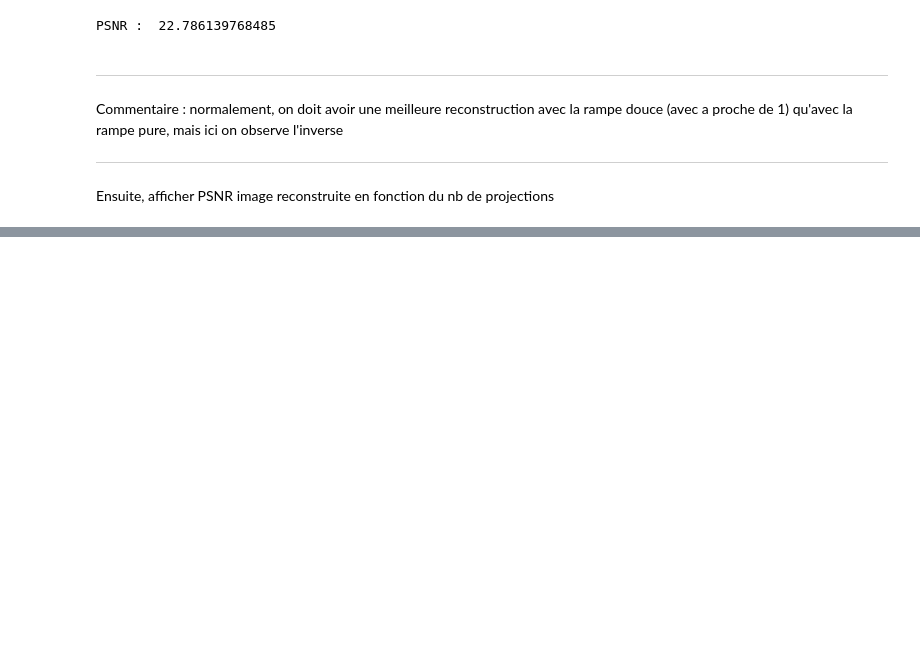
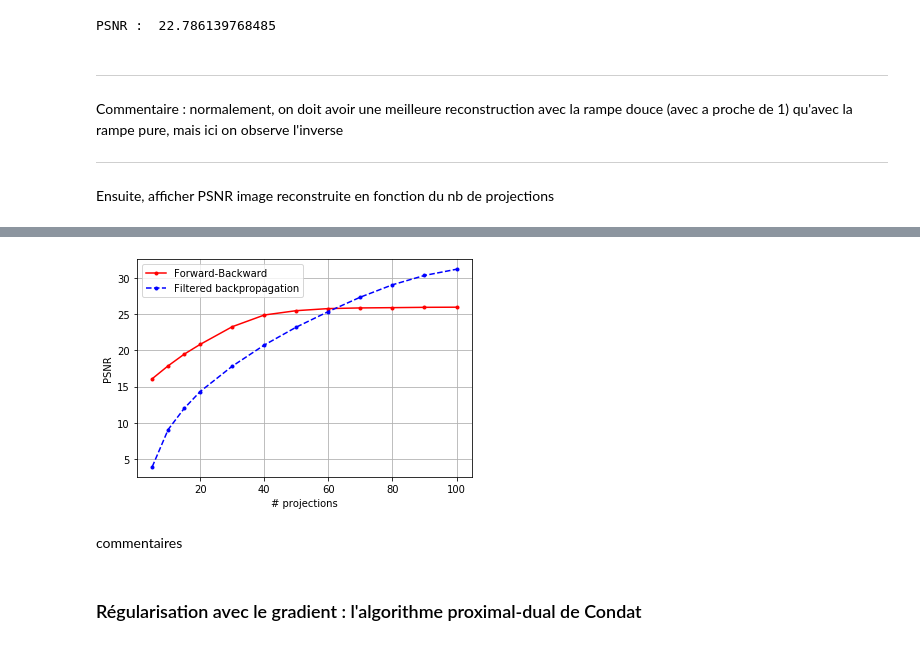
Before and after one commit to SimonTreil/Tomographie, a Jupyter notebook: Projet_Tomo_Zaza_1512.ipynb, the cells around one changed output, grey strips where cells are left out. Saved outputs shown, nothing was run; the diff lists cells and outputs as text; code cells hidden in the pictures; blank space fills up the shorter version.

Commit message:
add variational methods and PSNR comparison

```diff
--- a/Projet_Tomo_Zaza_1512.ipynb
+++ b/Projet_Tomo_Zaza_1512.ipynb
@@ -581,0 +738,32 @@ Ensuite, afficher PSNR image reconstruite en fonction du nb de projections
+# %%
+N = 30
+y = R(img,N)
+lam = 1
+wave = 'db4'
+imgb = R_star(y)
+imgfb = R_star(y,'ramp')
+x0 = imgb
+step = 0.005
+Niter = 100
+imgv,F,conv, itert = ForwardBackward(Rz,x0,step,lam,Niter,wave,N=N)
+# %%
+lam = 1
+wave = 'db4'
+step = 0.005
+Niter = 100
+proj_list = [5,10,15,20,30,40,50,60,70,80,90,100]
+psnr_fb = []
+psnr_v = []
+for i in proj_list:
+    print('#################################')
+    print('N = ',i)
+    y = R(img,i)
+    imgb = R_star(y)
+    imgfb = R_star(y,'ramp')
+    x0 = imgb
+    imgv,F,conv,itert = ForwardBackward(y,x0,step,lam,Niter,wave,N=i)
+    psnr_fb.append(psnr(img,imgfb))
+    psnr_v.append(psnr(img,imgv))
+    print("PSNR Filtered backpropagation: ",psnr_fb[-1])
+    print("PSNR Forward-Backward        : ",psnr_v[-1])
+    print('#################################\n')
@@ -581,0 +788,15 @@ Ensuite, afficher PSNR image reconstruite en fonction du nb de projections
+# %%
+plt.plot(proj_list,psnr_v,label='Forward-Backward',linestyle='-',marker='.',c='red')
+plt.plot(proj_list,psnr_fb,label='Filtered backpropagation',linestyle='--',c='blue',marker='.')
+plt.grid()
+plt.ylabel('PSNR')
+plt.xlabel('# projections')
+plt.title('')
+plt.legend()
+plt.show()
+# %% [output]
+[figure, added]
+# %% [markdown]
+commentaires
+# %% [markdown]
+### Régularisation avec le gradient : l'algorithme proximal-dual de Condat
```
Also changed, not shown: parts of 34 cells of this notebook.
